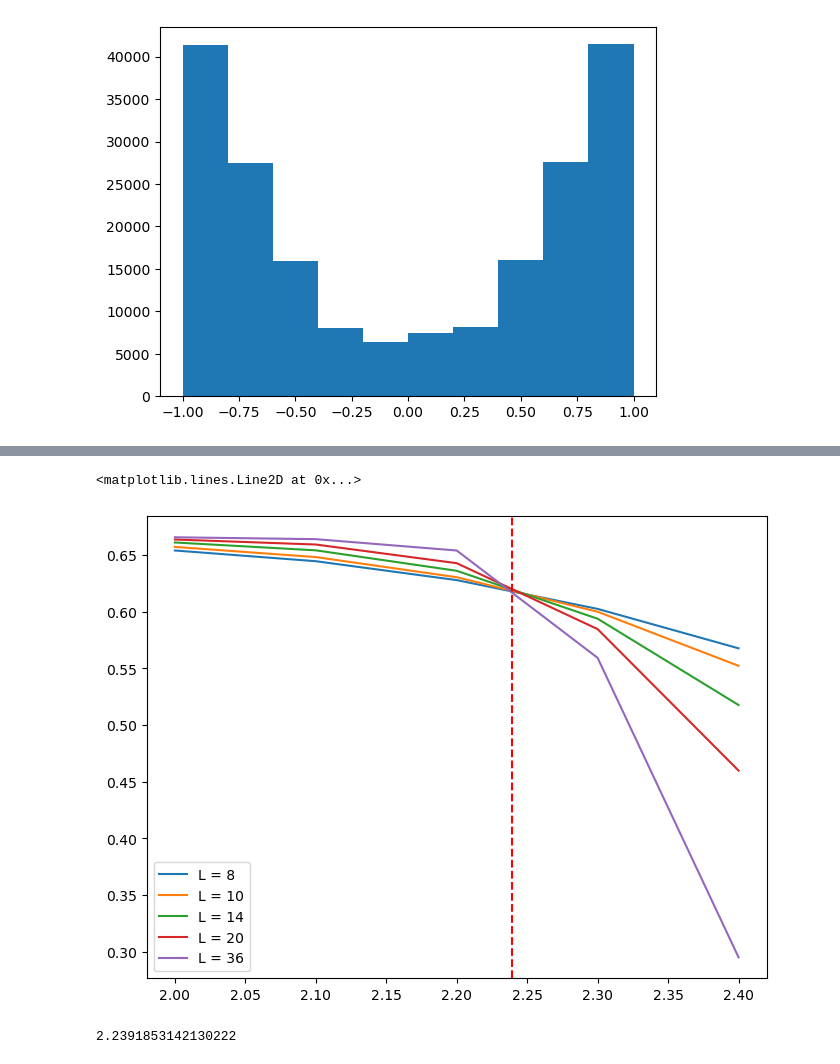
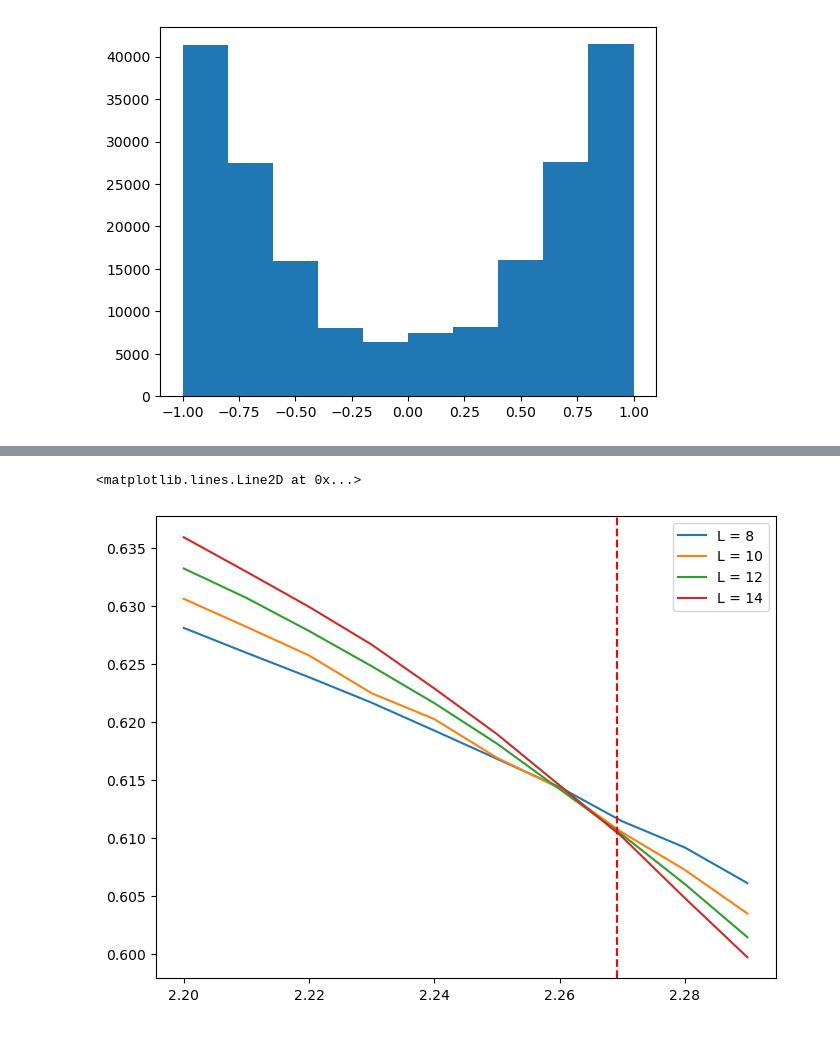
Before and after one commit to bsfn-0323/ising_wolff, a Jupyter notebook: basic_analysis.ipynb, the cells around one changed output, grey strips where cells are left out. Saved outputs shown, nothing was run; the diff lists cells and outputs as text; code cells hidden in the pictures.

```diff
--- a/basic_analysis.ipynb
+++ b/basic_analysis.ipynb
@@ -76,3 +75,6 @@ L = 14
+# %%
+Ts = np.linspace(1.9,2.8,10)
+L = 50
 # %%
 en = np.array([])
 ensq = np.array([])
@@ -86,8 +88,4 @@ for i,temp in enumerate(Ts):
     ensq = np.append(ensq,np.mean(energy**2))
     magn = np.append(magn,np.mean(np.mean(configs,axis = 1)))
     magnsq = np.append(magnsq,np.mean(np.mean(configs,axis = 1)**2))
-    covmats[i] = np.cov(configs.T)
+    #covmats[i] = np.cov(configs.T)
-# %%
-for i,temp in enumerate(Ts):
-    plt.plot([*range(L)],covmats[i][:L,0],label = f"T = {temp:.2f}")
-plt.legend()
@@ -113,8 +102,8 @@ plt.yscale("log")
 def getBinder(data):
     return 1-np.mean(data**4)/(3*np.mean(data**2)**2)
 # %%
-Ls = np.array([8,10,14,20,36])
-Ts = np.linspace(1.5,2.4,10)
+Ls = np.array([8,10,12,14])
+Ts = np.linspace(2.2,2.29,10)
 # %%
 binder = np.zeros((5,10))
 for i,ls in enumerate(Ls):
@@ -124,15 +113,12 @@ for i,ls in enumerate(Ls):
         binder[i][j] = getBinder(magn)
 # %%
 plt.figure(figsize = (8,6))
-Tc = 2/np.log(1+np.sqrt(2))
 for i,ls in enumerate(Ls):
-    plt.plot((Ts[5:]),binder[i][5:],label = f"L = {ls}")
+    plt.plot((Ts),binder[i],label = f"L = {ls}")
 plt.legend()
-plt.axvline(Tc-0.03,color = "red",linestyle = "--")
+plt.axvline(Tc,color = "red",linestyle = "--")
+#plt.xlim([2.24,2.26])
+#plt.ylim([0.61,0.62])
 # %% [output]
 <matplotlib.lines.Line2D at 0x...>
-[figure, old version]
+[figure, new version]
-# %%
-Tc-0.03
-# %% [output]
-2.2391853142130222
```
Also changed, not shown: parts of 6 cells of this notebook, 3 other files.
